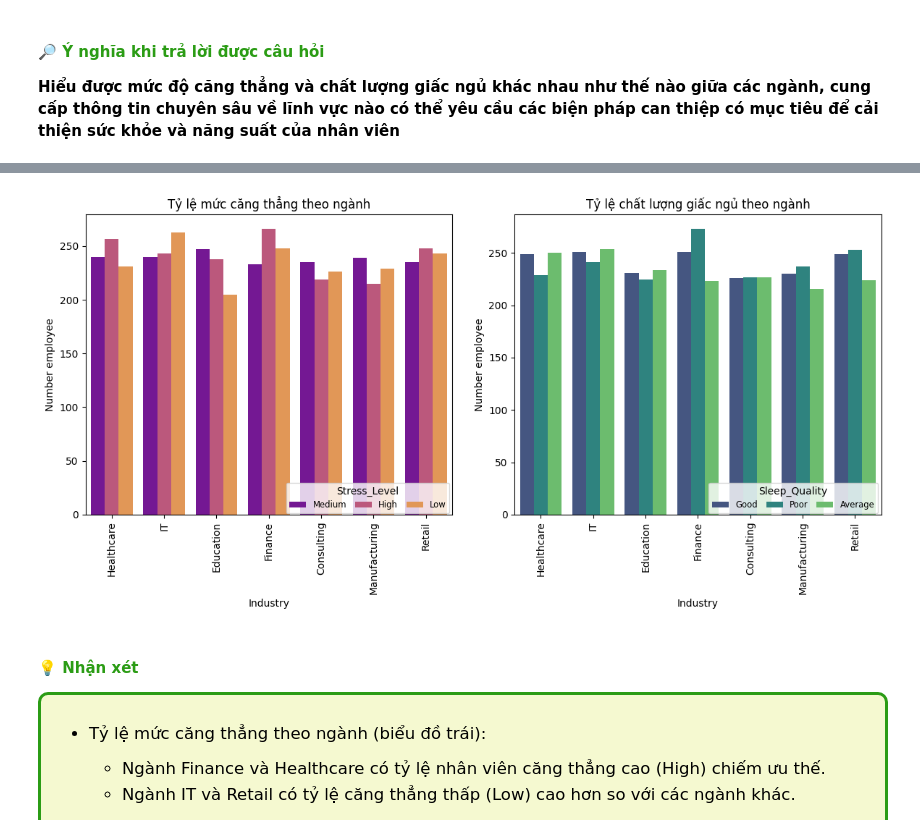
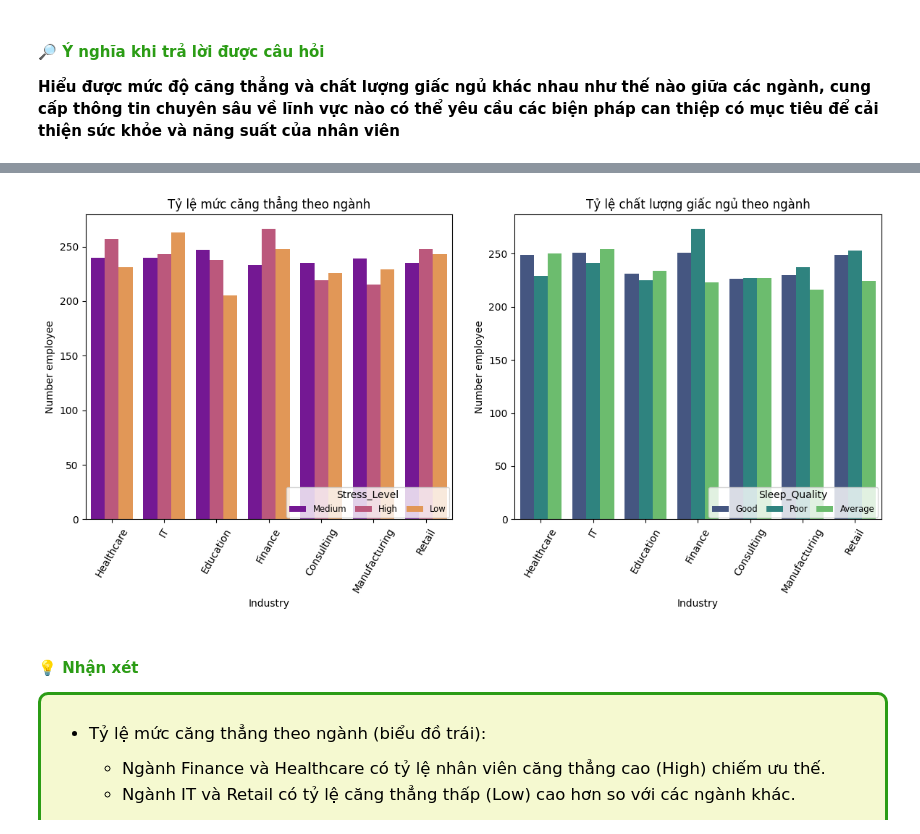
Before and after one commit to pigpig1524/HCMUS-P4DS-Lotus-Final, a Jupyter notebook: main_process.ipynb, the cells around one changed output, grey strips where cells are left out. Saved outputs shown, nothing was run; the diff lists cells and outputs as text; code cells hidden in the pictures.

```diff
--- a/main_process.ipynb
+++ b/main_process.ipynb
@@ -517,31 +518,31 @@ Empty value: 0
 # %%
 # code here
 sns.set_palette('Set2')
 
 # Tạo các ô con cho hai biểu đồ
 fig, axes = plt.subplots(1, 2, figsize=(12,6), sharey=False) #True -> using 1 X(number employee)
 
 # Biểu đồ 1: Tỷ lệ mức căng thẳng theo ngành
 plot1 = sns.countplot(data=df, x='Industry', hue='Stress_Level', palette='plasma', ax=axes[0])
 axes[0].set_title('Tỷ lệ mức căng thẳng theo ngành')
 axes[0].set_ylabel('Number employee')
 axes[0].set_xlabel('Industry')
-axes[0].tick_params(axis='x', rotation=90)
+axes[0].tick_params(axis='x', rotation=60)
 axes[0].legend(title='Stress_Level', loc='upper center', bbox_to_anchor=(0.77, 0.12), ncol=3, fontsize='small', columnspacing=1, markerscale=0.8)
 
 
 # Biểu đồ 2: Tỷ lệ chất lượng giấc ngủ theo ngành
 plot2 = sns.countplot(data=df, x='Industry', hue='Sleep_Quality', palette='viridis', ax=axes[1])
 axes[1].set_title('Tỷ lệ chất lượng giấc ngủ theo ngành')
 axes[1].set_ylabel('Number employee')
 axes[1].set_xlabel('Industry')
-axes[1].tick_params(axis='x', rotation=90)
+axes[1].tick_params(axis='x', rotation=60)
 axes[1].legend(title='Sleep_Quality', loc='upper center', bbox_to_anchor=(0.76,0.12), ncol=3, fontsize='small', columnspacing=1, markerscale=0.8)
 
 plt.tight_layout()
 plt.show()
 # %% [output]
-[figure, old version]
+[figure, new version]
 # %% [markdown]
 #### <span style='color:#2B9C15 '>💡 Nhận xét </span>
 
```
Also changed, not shown: parts of 14 cells of this notebook.
